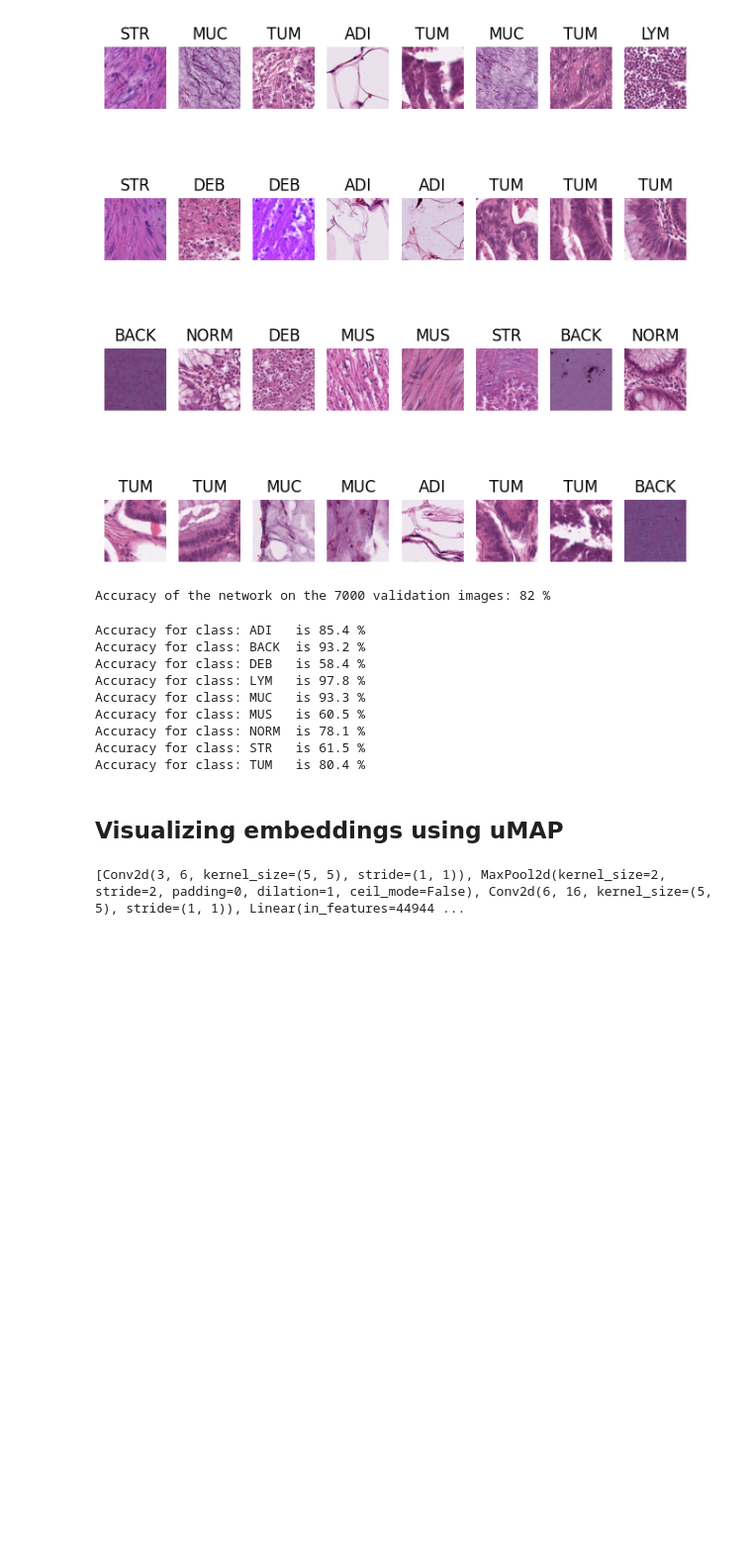
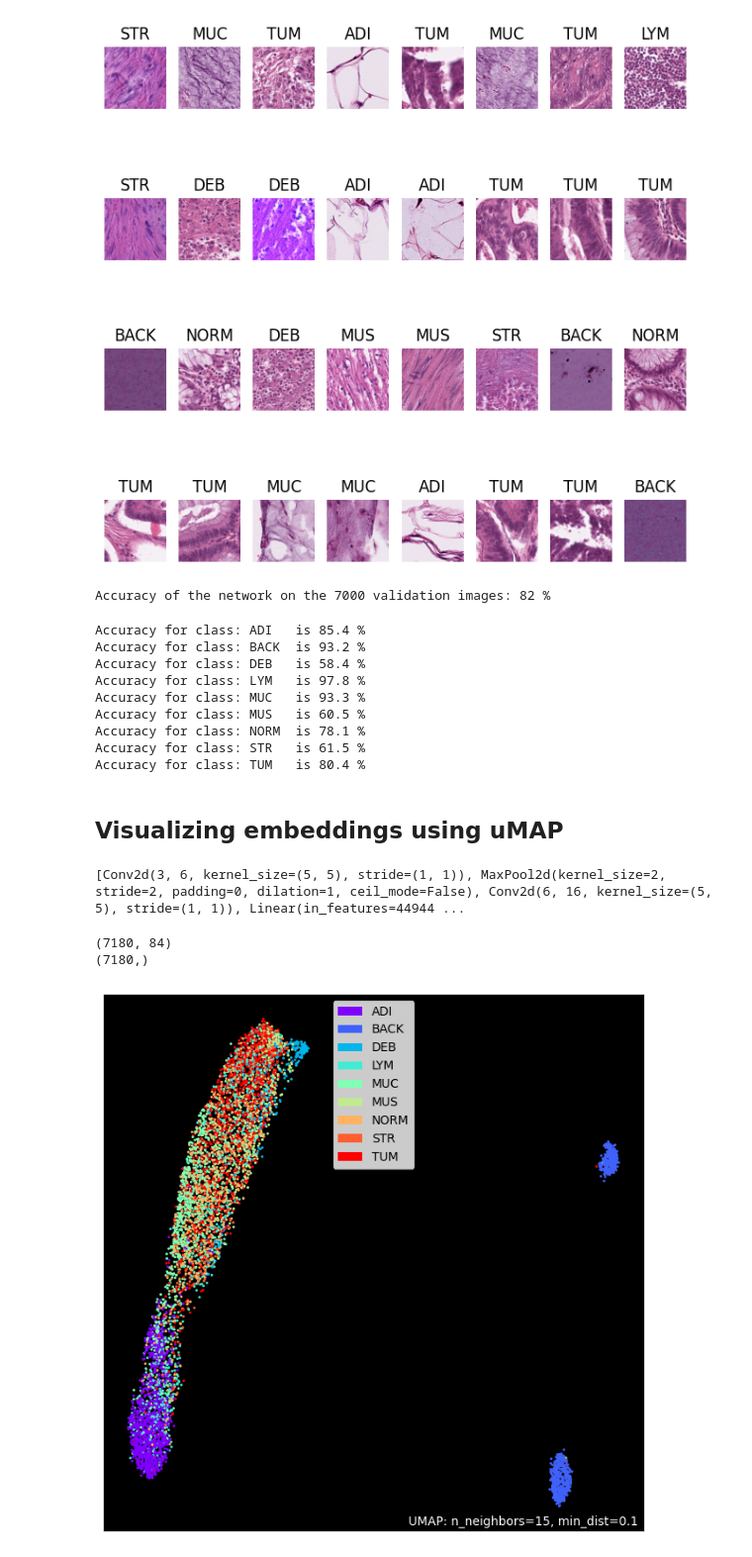
Before and after one commit to marissanesteban/multimodal-rep, a Jupyter notebook: HE-embedding/practice_1.ipynb, the cells around one changed output. Shown at 99% size. Cells and saved outputs as stored; diff of their text form; code cells hidden in the pictures; blank space fills up the shorter version.

Commit message:
embeddings

```diff
--- a/HE-embedding/practice_1.ipynb
+++ b/HE-embedding/practice_1.ipynb
@@ -34,14 +34,14 @@ transform = transforms.Compose([
 ])
 
 train_dataset = datasets.ImageFolder(
-    # root="D:\\me2982@cumc.columbia.edu\\bianca\\NCT-CRC-HE-100K",   # path to the unzipped folder
-    root = "/Volumes/PortableSSD/me2982@cumc.columbia.edu/bianca/NCT-CRC-HE-100K",
+    root="D:\\me2982@cumc.columbia.edu\\bianca\\NCT-CRC-HE-100K",   # path to the unzipped folder
+    # root = "/Volumes/PortableSSD/me2982@cumc.columbia.edu/bianca/NCT-CRC-HE-100K",
     transform=transform
 )
 
 val_dataset = datasets.ImageFolder(
-    # root="D:\\me2982@cumc.columbia.edu\\bianca\\CRC-VAL-HE-7K",
-    root = "/Volumes/PortableSSD/me2982@cumc.columbia.edu/bianca/CRC-VAL-HE-7K",
+    root="D:\\me2982@cumc.columbia.edu\\bianca\\CRC-VAL-HE-7K",
+    # root = "/Volumes/PortableSSD/me2982@cumc.columbia.edu/bianca/CRC-VAL-HE-7K",
     transform=transform
 )
 
@@ -348,0 +370,29 @@ class cnnEmbedding(nn.Module):
+# %%
+# load in trained model
+net = Net().to(device)
+net.load_state_dict(torch.load(r"d:\me2982@cumc.columbia.edu\bianca\models\first_nn.pth",
+                                map_location=device))
+net.eval()
+
+embedding_net = cnnEmbedding(net).to(device)
+embedding_net.eval()
+
+all_embeddings = []
+all_labels = []
+
+with torch.no_grad():
+    for images, labels in val_loader:
+        images = images.to(device)
+        emb = embedding_net(images)          # [32, 84]
+        all_embeddings.append(emb.cpu())
+        all_labels.append(labels)
+
+# concatenate list of tensors into one matrix
+X = torch.cat(all_embeddings).numpy()   # [7180, 84]
+y = torch.cat(all_labels).numpy()       # [7180]
+
+print(X.shape)  # (7180, 84)
+print(y.shape)  # (7180,)
+# %% [output]
+(7180, 84)
+(7180,)
@@ -348,0 +405,10 @@ class cnnEmbedding(nn.Module):
+# %%
+mapper = umap.UMAP(n_neighbors=15, min_dist=0.1, n_components=2).fit(X)
+# %%
+classes = ['ADI','BACK','DEB','LYM','MUC','MUS','NORM','STR','TUM']
+y_named = np.array([classes[i] for i in y])
+
+umap.plot.points(mapper, labels=y_named, theme='fire')
+plt.show()
+# %% [output]
+[figure, added]
```
Also changed, not shown: parts of 3 cells of this notebook, 1 other file.
